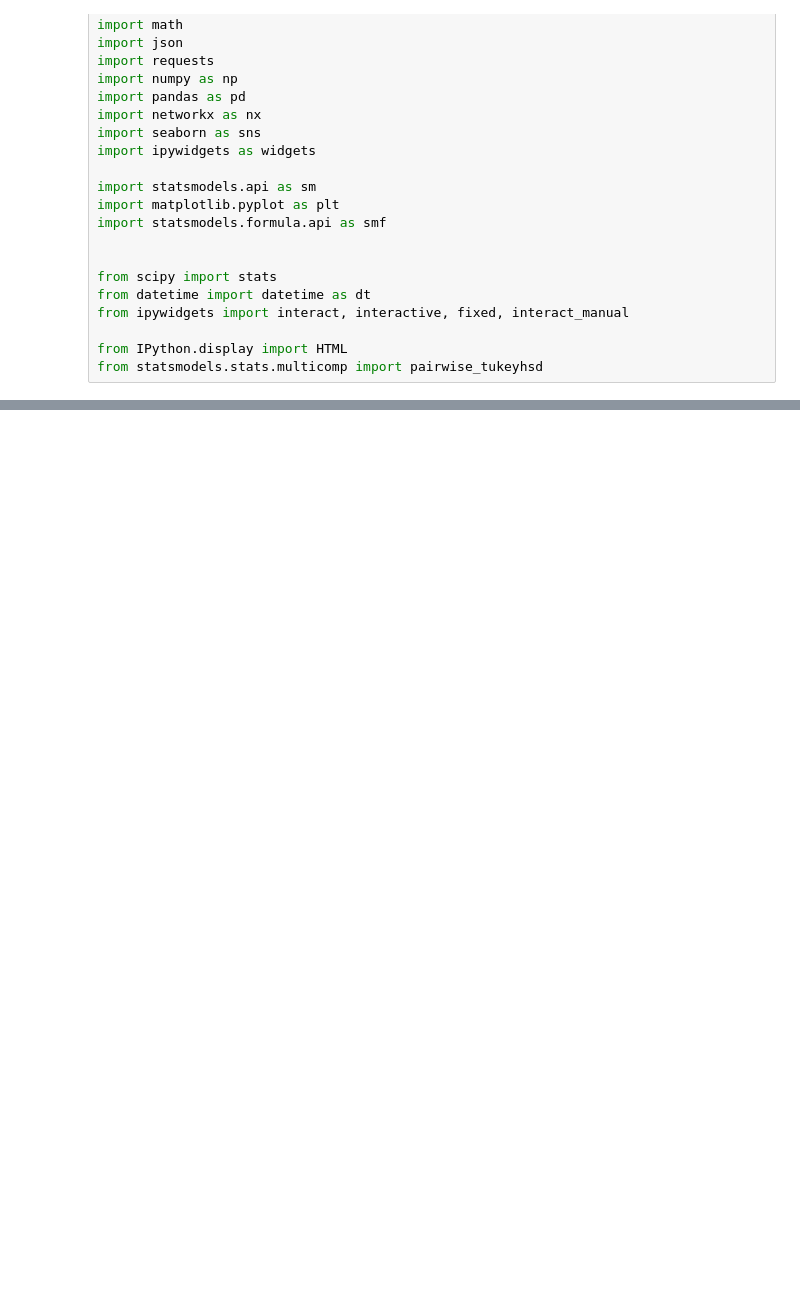
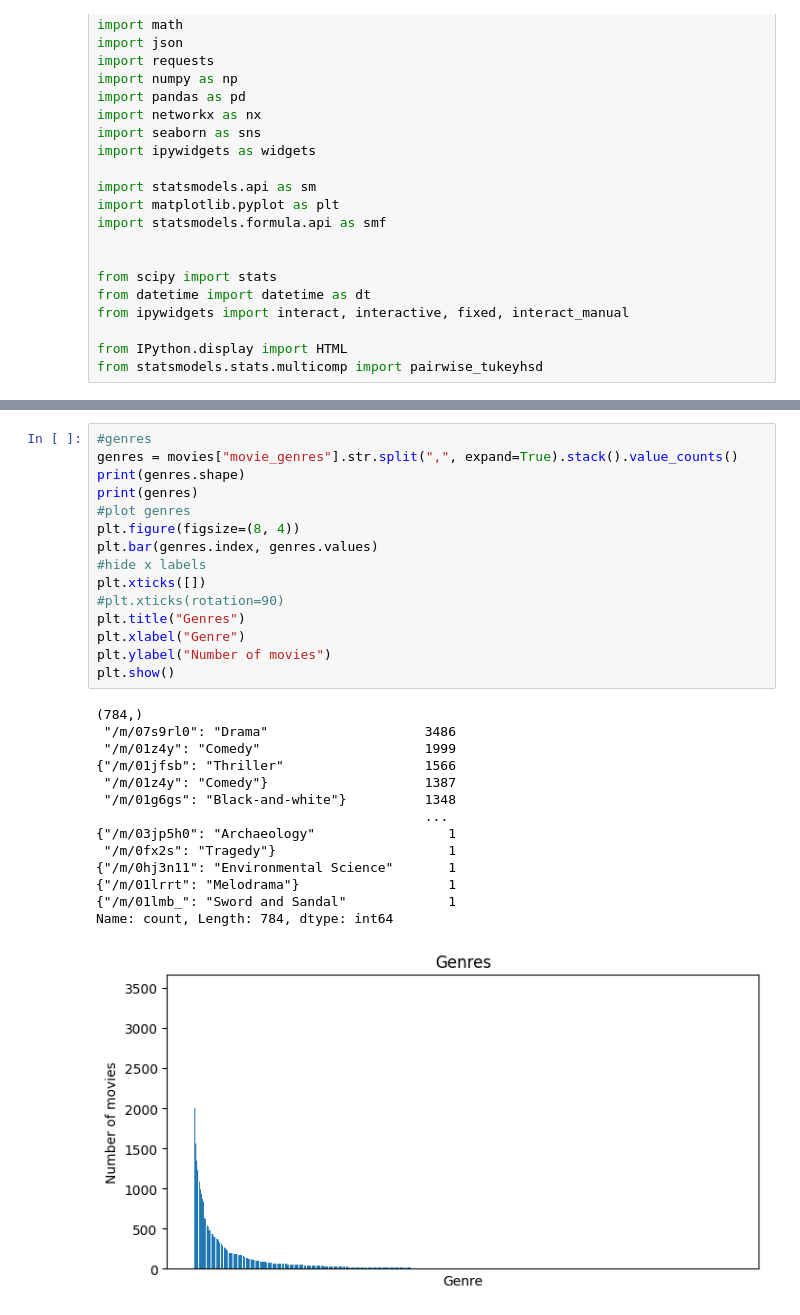
Before and after one commit to epfl-ada/ada-2023-project-zalix, a Jupyter notebook: project_milestone2.ipynb, the cells around one changed output, grey strips where cells are left out. Drawn from its saved outputs; the diff is of its cells as text; blank space fills up the shorter version.

```diff
--- a/project_milestone2.ipynb
+++ b/project_milestone2.ipynb
@@ -83,0 +59,30 @@ plt.show()
+# %%
+#genres
+genres = movies["movie_genres"].str.split(",", expand=True).stack().value_counts()
+print(genres.shape)
+print(genres)
+#plot genres
+plt.figure(figsize=(8, 4))
+plt.bar(genres.index, genres.values)
+#hide x labels
+plt.xticks([])
+#plt.xticks(rotation=90)
+plt.title("Genres")
+plt.xlabel("Genre")
+plt.ylabel("Number of movies")
+plt.show()
+# %% [output]
+(784,)
+ "/m/07s9rl0": "Drama"                    3486
+ "/m/01z4y": "Comedy"                     1999
+{"/m/01jfsb": "Thriller"                  1566
+ "/m/01z4y": "Comedy"}                    1387
+ "/m/01g6gs": "Black-and-white"}          1348
+                                          ...
+{"/m/03jp5h0": "Archaeology"                 1
+ "/m/0fx2s": "Tragedy"}                      1
+{"/m/0hj3n11": "Environmental Science"       1
+{"/m/01lrrt": "Melodrama"}                   1
+{"/m/01lmb_": "Sword and Sandal"             1
+Name: count, Length: 784, dtype: int64
+[figure, added]
```
Also changed, not shown: parts of 62 cells of this notebook, 2 other files.
